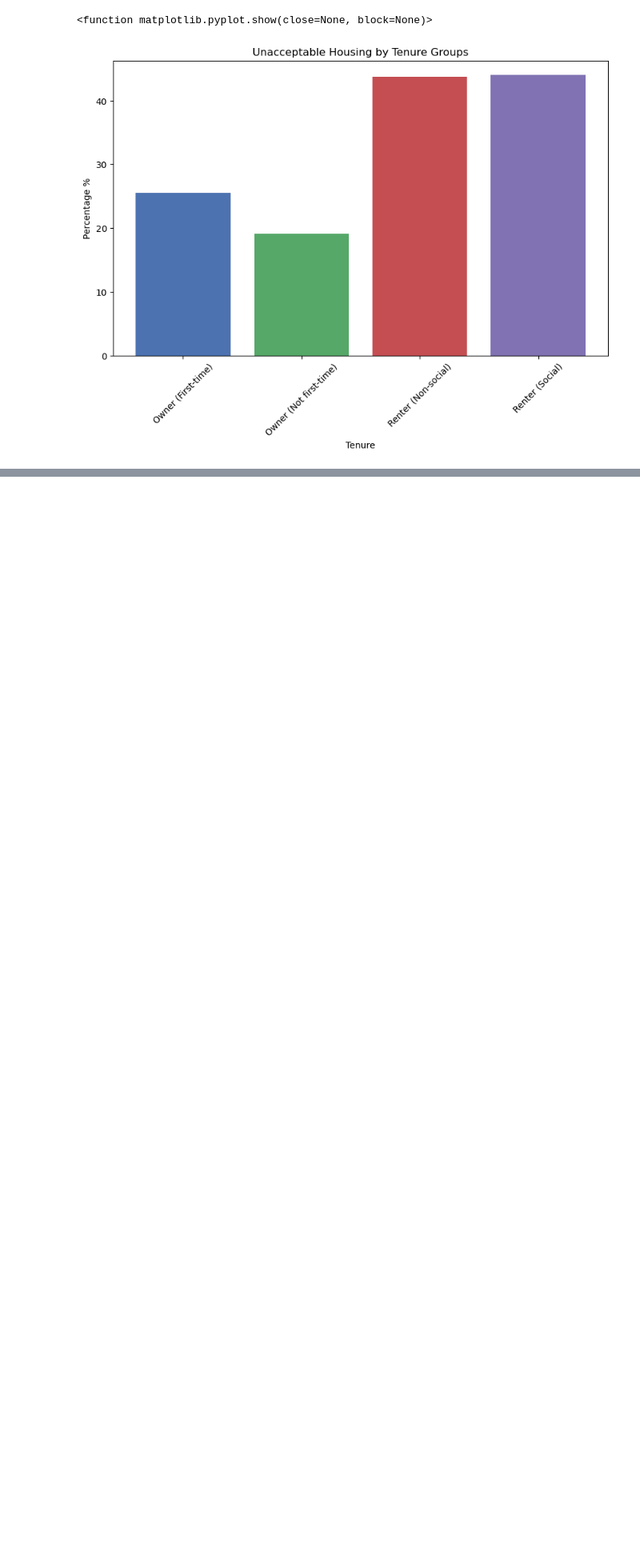
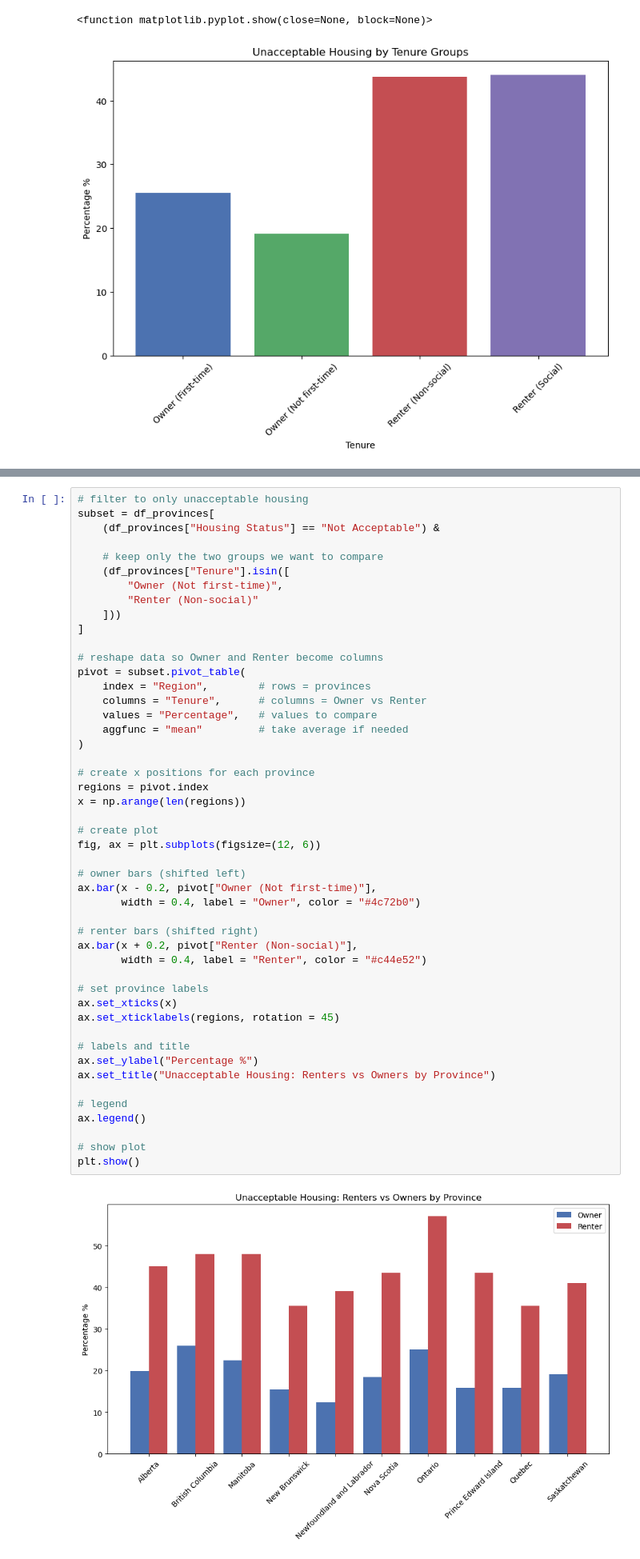
Before and after one commit to samnsinclair-oss/canadian-housing-analysis, a Jupyter notebook: notebooks/analysis.ipynb, the cells around one changed output, grey strips where cells are left out. Shown at 80% size. Drawn from its saved outputs; the diff is of its cells as text; blank space fills up the shorter version.

```diff
--- a/notebooks/analysis.ipynb
+++ b/notebooks/analysis.ipynb
@@ -361,0 +367,50 @@ This suggests that renters experience higher rights of unacceptable housing, but
+# %%
+# filter to only unacceptable housing
+subset = df_provinces[
+    (df_provinces["Housing Status"] == "Not Acceptable") &
+
+    # keep only the two groups we want to compare
+    (df_provinces["Tenure"].isin([
+        "Owner (Not first-time)",
+        "Renter (Non-social)"
+    ]))
+]
+
+# reshape data so Owner and Renter become columns
+pivot = subset.pivot_table(
+    index = "Region",        # rows = provinces
+    columns = "Tenure",      # columns = Owner vs Renter
+    values = "Percentage",   # values to compare
+    aggfunc = "mean"         # take average if needed
+)
+
+# create x positions for each province
+regions = pivot.index
+x = np.arange(len(regions))
+
+# create plot
+fig, ax = plt.subplots(figsize=(12, 6))
+
+# owner bars (shifted left)
+ax.bar(x - 0.2, pivot["Owner (Not first-time)"],
+       width = 0.4, label = "Owner", color = "#4c72b0")
+
+# renter bars (shifted right)
+ax.bar(x + 0.2, pivot["Renter (Non-social)"],
+       width = 0.4, label = "Renter", color = "#c44e52")
+
+# set province labels
+ax.set_xticks(x)
+ax.set_xticklabels(regions, rotation = 45)
+
+# labels and title
+ax.set_ylabel("Percentage %")
+ax.set_title("Unacceptable Housing: Renters vs Owners by Province")
+
+# legend
+ax.legend()
+
+# show plot
+plt.show()
+# %% [output]
+[figure, added]
```
Also changed, not shown: parts of 17 cells of this notebook.
